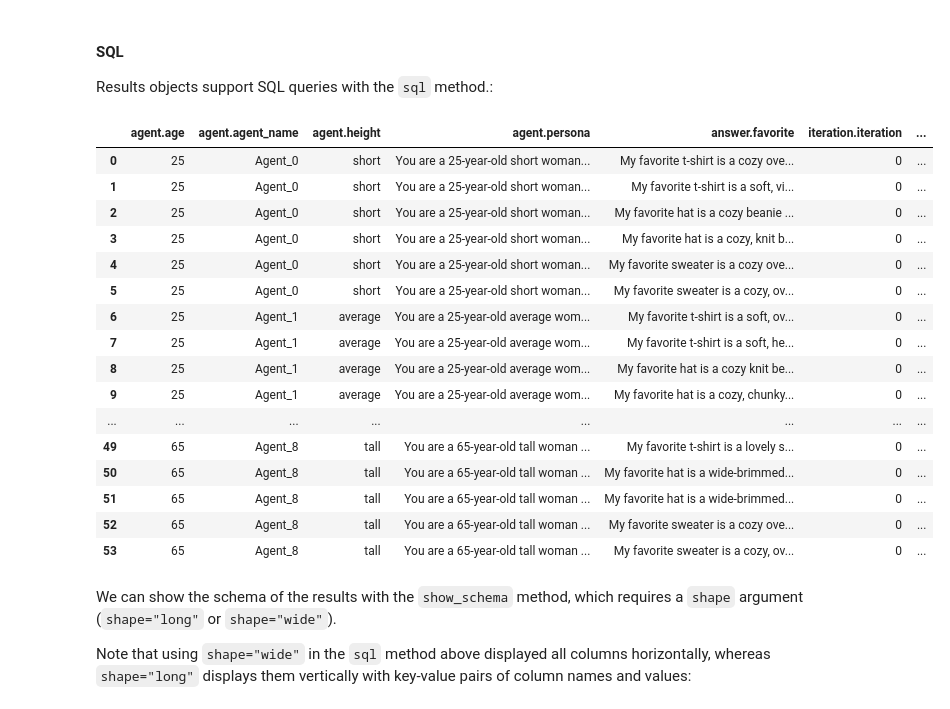
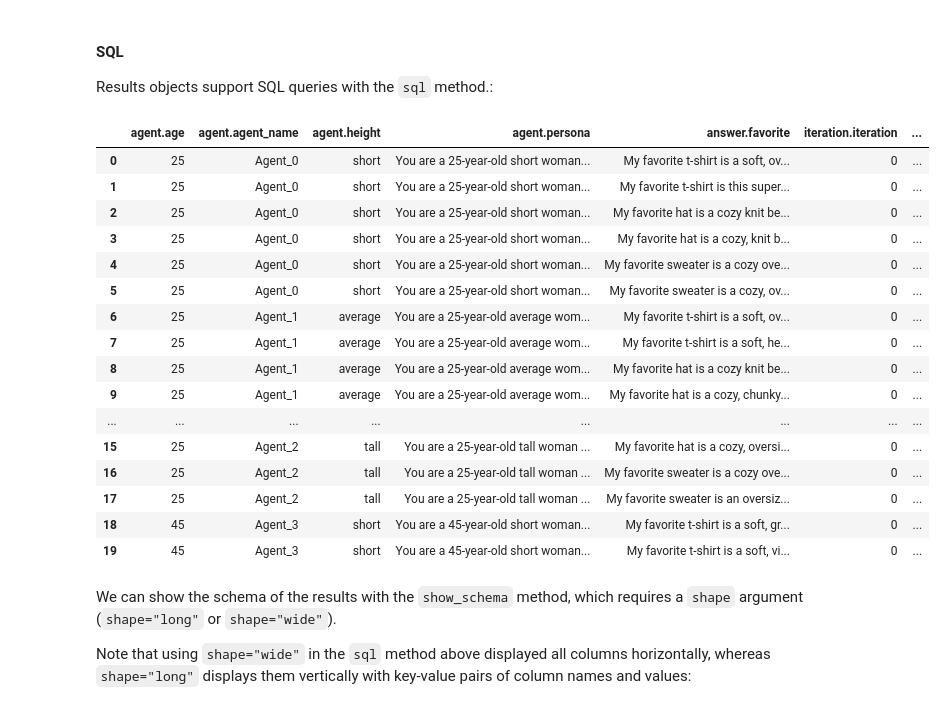
Before and after one commit to expectedparrot/edsl, a Jupyter notebook: docs/notebooks/tutorial_getting_started.ipynb, the cells around one changed output. Saved outputs shown, nothing was run; the diff lists cells and outputs as text; code cells hidden in the pictures.

```diff
--- a/docs/notebooks/tutorial_getting_started.ipynb
+++ b/docs/notebooks/tutorial_getting_started.ipynb
@@ -514,12 +531,12 @@ results.to_pandas()
 #### SQL
 Results objects support SQL queries with the `sql` method.:
 # %%
-results.sql("select * from self", shape="wide")
+results.sql("select * from self limit 20", shape="wide")
 # %% [output]
 |  | agent.age | agent.agent_name | agent.height | agent.persona | answer.favorite | iteration.iteration | ... |
-| 0 | 25 | Agent_0 | short | You are a 25-year-old short woman... | My favorite t-shirt is a cozy ove... | 0 | ... |
-| 1 | 25 | Agent_0 | short | You are a 25-year-old short woman... | My favorite t-shirt is a soft, vi... | 0 | ... |
-| 2 | 25 | Agent_0 | short | You are a 25-year-old short woman... | My favorite hat is a cozy beanie ... | 0 | ... |
+| 0 | 25 | Agent_0 | short | You are a 25-year-old short woman... | My favorite t-shirt is a soft, ov... | 0 | ... |
+| 1 | 25 | Agent_0 | short | You are a 25-year-old short woman... | My favorite t-shirt is this super... | 0 | ... |
+| 2 | 25 | Agent_0 | short | You are a 25-year-old short woman... | My favorite hat is a cozy knit be... | 0 | ... |
 | 3 | 25 | Agent_0 | short | You are a 25-year-old short woman... | My favorite hat is a cozy, knit b... | 0 | ... |
 | 4 | 25 | Agent_0 | short | You are a 25-year-old short woman... | My favorite sweater is a cozy ove... | 0 | ... |
 | 5 | 25 | Agent_0 | short | You are a 25-year-old short woman... | My favorite sweater is a cozy, ov... | 0 | ... |
@@ -528,11 +545,11 @@ results.sql("select * from self", shape="wide")
 | 8 | 25 | Agent_1 | average | You are a 25-year-old average wom... | My favorite hat is a cozy knit be... | 0 | ... |
 | 9 | 25 | Agent_1 | average | You are a 25-year-old average wom... | My favorite hat is a cozy, chunky... | 0 | ... |
 | ... | ... | ... | ... | ... | ... | ... | ... |
-| 49 | 65 | Agent_8 | tall | You are a 65-year-old tall woman ... | My favorite t-shirt is a lovely s... | 0 | ... |
-| 50 | 65 | Agent_8 | tall | You are a 65-year-old tall woman ... | My favorite hat is a wide-brimmed... | 0 | ... |
-| 51 | 65 | Agent_8 | tall | You are a 65-year-old tall woman ... | My favorite hat is a wide-brimmed... | 0 | ... |
-| 52 | 65 | Agent_8 | tall | You are a 65-year-old tall woman ... | My favorite sweater is a cozy ove... | 0 | ... |
-| 53 | 65 | Agent_8 | tall | You are a 65-year-old tall woman ... | My favorite sweater is a cozy, ov... | 0 | ... |
+| 15 | 25 | Agent_2 | tall | You are a 25-year-old tall woman ... | My favorite hat is a cozy, oversi... | 0 | ... |
+| 16 | 25 | Agent_2 | tall | You are a 25-year-old tall woman ... | My favorite sweater is a cozy ove... | 0 | ... |
+| 17 | 25 | Agent_2 | tall | You are a 25-year-old tall woman ... | My favorite sweater is an oversiz... | 0 | ... |
+| 18 | 45 | Agent_3 | short | You are a 45-year-old short woman... | My favorite t-shirt is a soft, gr... | 0 | ... |
+| 19 | 45 | Agent_3 | short | You are a 45-year-old short woman... | My favorite t-shirt is a soft, vi... | 0 | ... |
 # %% [markdown]
 We can show the schema of the results with the `show_schema` method, which requires a `shape` argument (`shape="long"` or `shape="wide"`).
 
```
Also changed, not shown: parts of 24 cells of this notebook, 5 other files.
